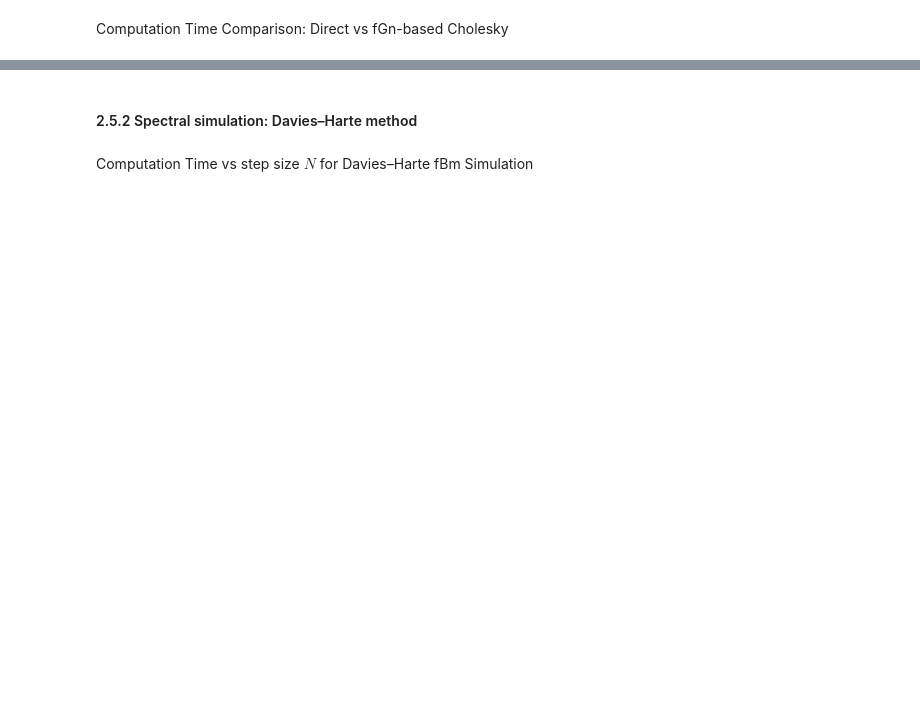
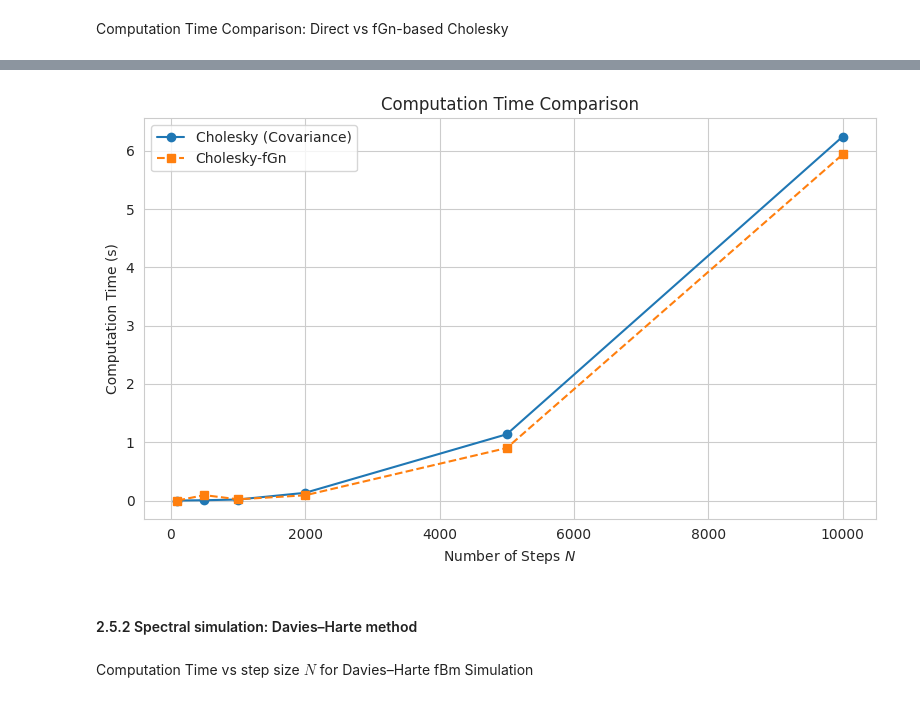
Before and after one commit to katieli0828/Dissertation, a Jupyter notebook: CH2_fbm_generation.ipynb, the cells around one changed output, grey strips where cells are left out. Drawn from its saved outputs; the diff is of its cells as text; code cells hidden in the pictures; blank space fills up the shorter version.

```diff
--- a/CH2_fbm_generation.ipynb
+++ b/CH2_fbm_generation.ipynb
@@ -100,3 +50,71 @@ plt.show()
+# %%
+# === Fast Cholesky using full covariance matrix ===
+def cholesky_direct_fast(H, N, T=1.0):
+    t = np.linspace(0, T, N + 1)
+    t_i = t.reshape(-1, 1)
+    t_j = t.reshape(1, -1)
+    C = 0.5 * (t_i ** (2 * H) + t_j ** (2 * H) - np.abs(t_i - t_j) ** (2 * H))
+    C += 1e-10 * np.eye(N + 1)
+
+    start = time.time()
+    L = cholesky(C, lower=True)
+    Z = np.random.randn(N + 1)
+    B = L @ Z
+    return time.time() - start
+
+# === Fast fGn-based Cholesky using Gamma function ===
+def cholesky_fgn_fast(H, N, T=1.0):
+    def gamma(k):
+        return 0.5 * (np.abs(k + 1) ** (2 * H) + np.abs(k - 1) ** (2 * H) - 2 * np.abs(k) ** (2 * H))
+
+    k = np.arange(N)
+    gamma_values = gamma(k)
+    Gamma = np.empty((N, N))
+    for i in range(N):
+        Gamma[i, :] = gamma_values[np.abs(i - np.arange(N))]
+    Gamma += 1e-10 * np.eye(N)
+
+    start = time.time()
+    L = cholesky(Gamma, lower=True)
+    Z = np.random.randn(N)
+    fGn = L @ Z
+    fGn *= (T / N) ** H
+    B = np.zeros(N + 1)
+    B[1:] = np.cumsum(fGn)
+    return time.time() - start
+
+# === Benchmarking ===
+N_values = [100, 500, 1000, 2000, 5000, 10000]
+H = 0.7
+time_direct = []
+time_fgn = []
+
+for N in N_values:
+    try:
+        t_direct = cholesky_direct_fast(H, N)
+        gc.collect()
+        t_fgn = cholesky_fgn_fast(H, N)
+        gc.collect()
+    except Exception as e:
+        print(f"Failed at N={N}: {e}")
+        t_direct, t_fgn = np.nan, np.nan
+
+    time_direct.append(t_direct)
+    time_fgn.append(t_fgn)
+
+# === Plot ===
+plt.figure(figsize=(8, 5))
+plt.plot(N_values, time_direct, 'o-', label='Cholesky (Covariance)')
+plt.plot(N_values, time_fgn, 's--', label='Cholesky-fGn')
+plt.xlabel('Number of Steps $N$')
+plt.ylabel('Computation Time (s)')
+plt.title('Computation Time Comparison')
+plt.grid(True)
+plt.legend()
+plt.tight_layout()
+plt.show()
+# %% [output]
+[figure, added]
 # %% [markdown]
 #### 2.5.2 Spectral simulation: Davies–Harte method
 # %% [markdown]
```
Also changed, not shown: parts of 5 cells of this notebook, 3 other files.
